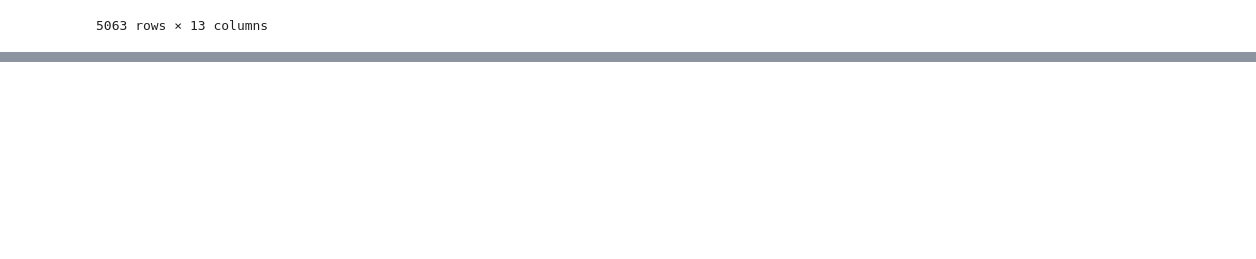
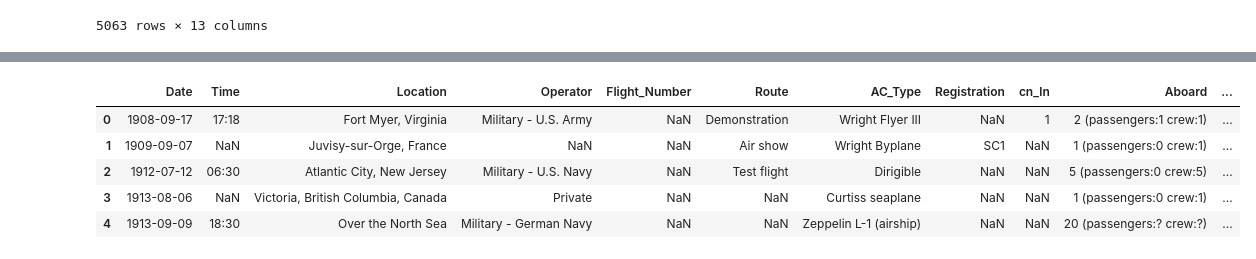
Before and after one commit to marxio09dio/Airplanes-Crashes-Study, a Jupyter notebook: data_cleaning.ipynb, the cells around one changed output, grey strips where cells are left out. Saved outputs shown, nothing was run; the diff lists cells and outputs as text; code cells hidden in the pictures; blank space fills up the shorter version.

```diff
--- a/data_cleaning.ipynb
+++ b/data_cleaning.ipynb
@@ -29,0 +121,12 @@ df
+# %%
+df["Date"] = pd.to_datetime(df["Date"])
+#df['Time'] = pd.to_datetime(df['Time'], format='%H%M')
+#df['Time'] = pd.to_timedelta(df+':00')
+df.head()
+# %% [output]
+|  | Date | Time | Location | Operator | Flight_Number | Route | AC_Type | Registration | cn_ln | Aboard | ... |
+| 0 | 1908-09-17 | 17:18 | Fort Myer, Virginia | Military - U.S. Army | NaN | Demonstration | Wright Flyer III | NaN | 1 | 2 (passengers:1 crew:1) | ... |
+| 1 | 1909-09-07 | NaN | Juvisy-sur-Orge, France | NaN | NaN | Air show | Wright Byplane | SC1 | NaN | 1 (passengers:0 crew:1) | ... |
+| 2 | 1912-07-12 | 06:30 | Atlantic City, New Jersey | Military - U.S. Navy | NaN | Test flight | Dirigible | NaN | NaN | 5 (passengers:0 crew:5) | ... |
+| 3 | 1913-08-06 | NaN | Victoria, British Columbia, Canada | Private | NaN | NaN | Curtiss seaplane | NaN | NaN | 1 (passengers:0 crew:1) | ... |
+| 4 | 1913-09-09 | 18:30 | Over the North Sea | Military - German Navy | NaN | NaN | Zeppelin L-1 (airship) | NaN | NaN | 20 (passengers:? crew:?) | ... |
```
Also changed, not shown: parts of 10 cells of this notebook.
